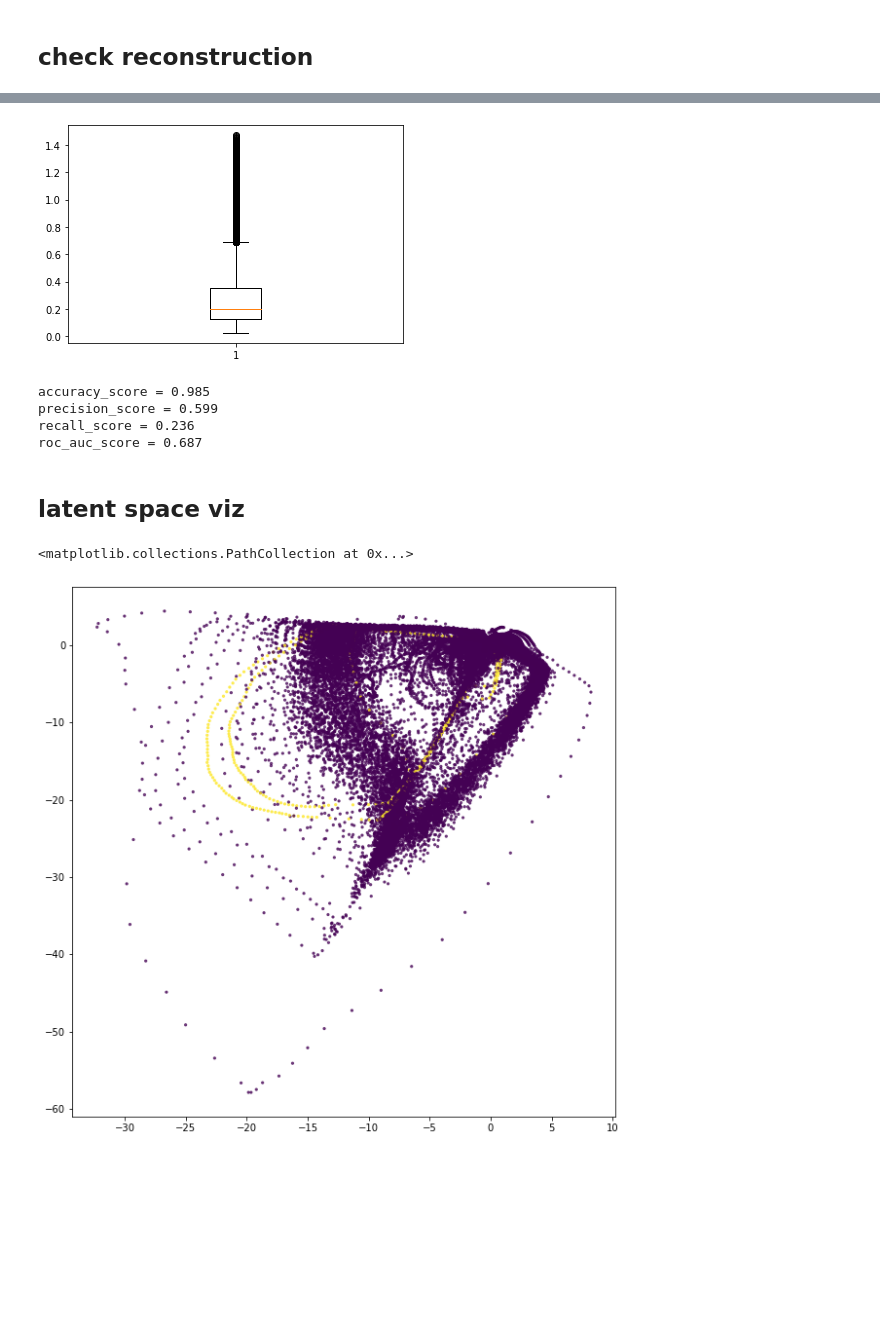
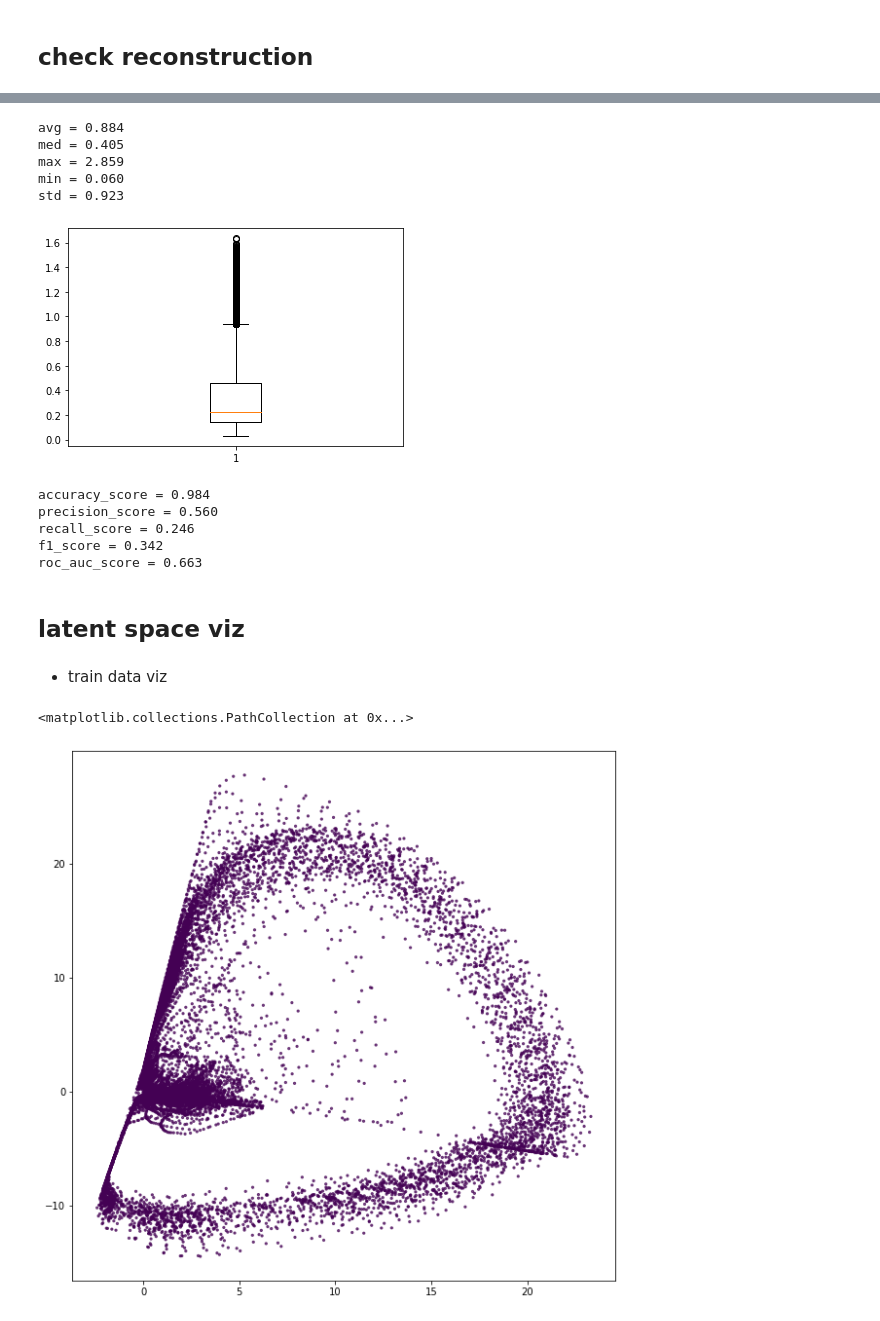
Before and after one commit to minsoo9506/my-paper, a Jupyter notebook: run_new.ipynb, the cells around one changed output, grey strips where cells are left out. Drawn from its saved outputs; the diff is of its cells as text; code cells hidden in the pictures; blank space fills up the shorter version.

```diff
--- a/run_new.ipynb
+++ b/run_new.ipynb
@@ -17,9 +19,10 @@ from argparse import Namespace
 config = {
     'train_ratio': .7,
     'initial_epochs': 10,
+    'sampling_term' : 10,
     'batch_size': 256,
     'n_epochs': 200,
-    'early_stop_round': 10,
+    'early_stop_round': 5,
     'hidden_size': 2,
     'window_size': 60
 }
@@ -108,14 +111,14 @@ np.random.seed(0)
 torch.manual_seed(0)
 torch.cuda.manual_seed_all(0)
 # %%
-trainer = BaseTrainer(
+trainer = NewTrainer(
     model=model,
     optimizer=optimizer,
     crit=criterion
 )
 
 best_model = trainer.train(
-    train_loader=train_dataloader,
+    train_x=train_x, train_y=train_y,
     val_loader=valid_dataloader,
     config=config,
     use_wandb=False
@@ -180,9 +178,26 @@ plt.show()
+# %%
+len_wasr = len(window_anomaly_score_result)
+only_anomaly_score = np.where(total_y[:len_wasr] == 1, window_anomaly_score_result, np.nan)
+
+only_anomaly_score = only_anomaly_score[~np.isnan(only_anomaly_score)]
+
+print(f'avg = {np.mean(only_anomaly_score):.3f}')
+print(f'med = {np.median(only_anomaly_score):.3f}')
+print(f'max = {np.max(only_anomaly_score):.3f}')
+print(f'min = {np.min(only_anomaly_score):.3f}')
+print(f'std = {np.std(only_anomaly_score):.3f}')
+# %% [output]
+avg = 0.884
+med = 0.405
+max = 2.859
+min = 0.060
+std = 0.923
 # %%
 train_anomaly_score = window_anomaly_score_result[:len(train_x) - config.window_size + 1]
 plt.boxplot(train_anomaly_score)
 plt.show()
 # %% [output]
-[figure, old version]
+[figure, new version]
 # %%
 from src.utils import get_score
 
@@ -196,31 +211,34 @@ get_score(
     test_anomaly_score
 )
 # %% [output]
-accuracy_score = 0.985
-precision_score = 0.599
-recall_score = 0.236
-roc_auc_score = 0.687
+accuracy_score = 0.984
+precision_score = 0.560
+recall_score = 0.246
+f1_score = 0.342
+roc_auc_score = 0.663
 # %% [markdown]
 ## latent space viz
+# %% [markdown]
+- train data viz
 # %%
 encoder = best_model.encoder
 
 idx = 0
-latent_space = np.zeros((len(total_x) - config.window_size + 1, 2))
+train_latent_space = np.zeros((len(train_x) - config.window_size + 1, 2))
 encoder.eval()
 with torch.no_grad():
-    for input_x, _ in total_dataloader:
+    for input_x, _ in train_dataloader:
         input_x = input_x
         input_x_batch_size = input_x.shape[0]
         z = encoder(input_x).numpy()
-        latent_space[idx:idx+input_x_batch_size, :] += z
+        train_latent_space[idx:idx+input_x_batch_size, :] += z
         idx += input_x_batch_size
 # %%
 plt.figure(figsize=(10,10))
 plt.scatter(
-    latent_space[:, 0], latent_space[:, 1],
-    c=total_y[:len(latent_space)], s=5, alpha=0.7
+    train_latent_space[:, 0], train_latent_space[:, 1],
+    c=train_y[:len(train_latent_space)], s=5, alpha=0.7
 )
 # %% [output]
 <matplotlib.collections.PathCollection at 0x...>
-[figure, old version]
+[figure, new version]
```
Also changed, not shown: parts of 7 cells of this notebook, 1 other file.
